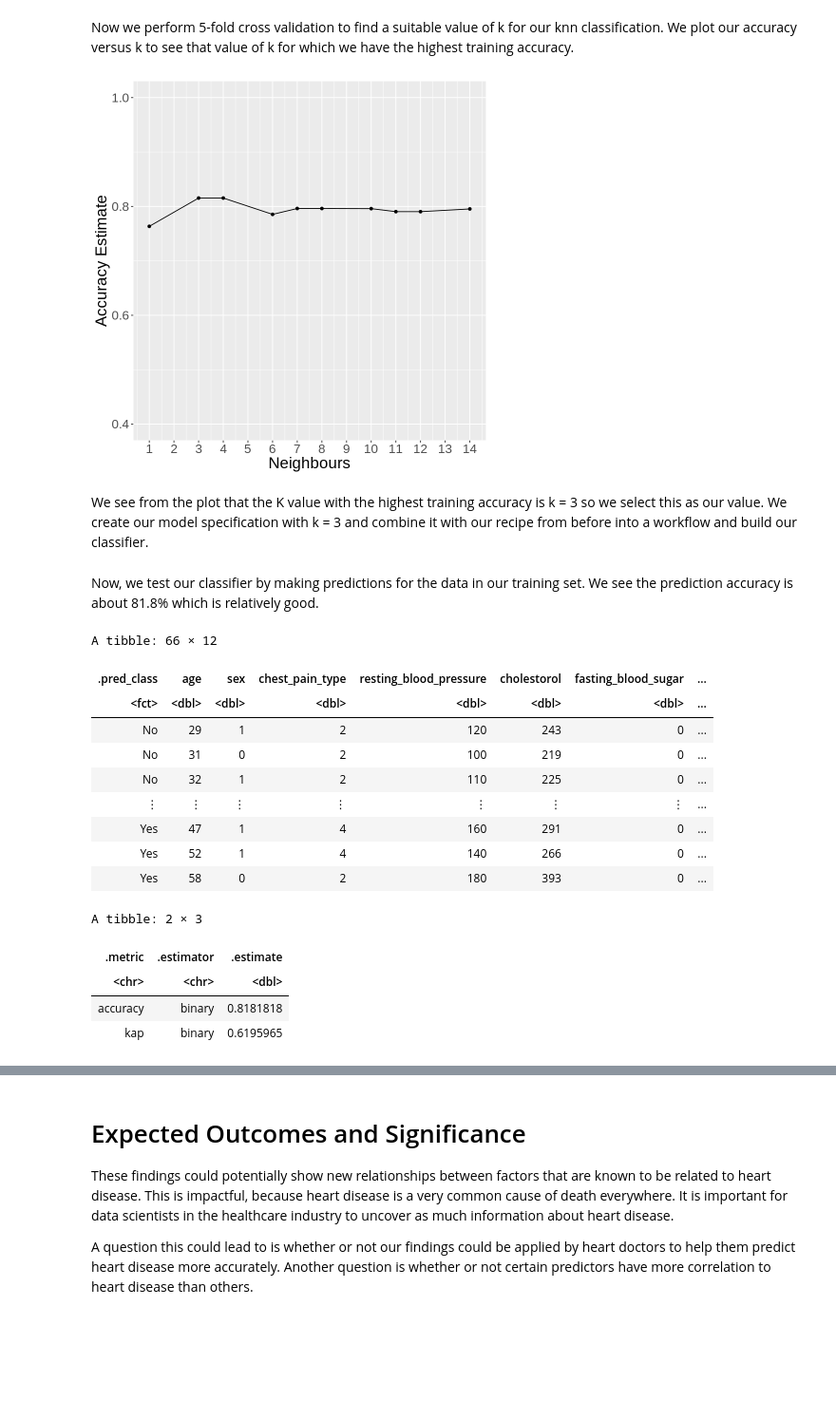
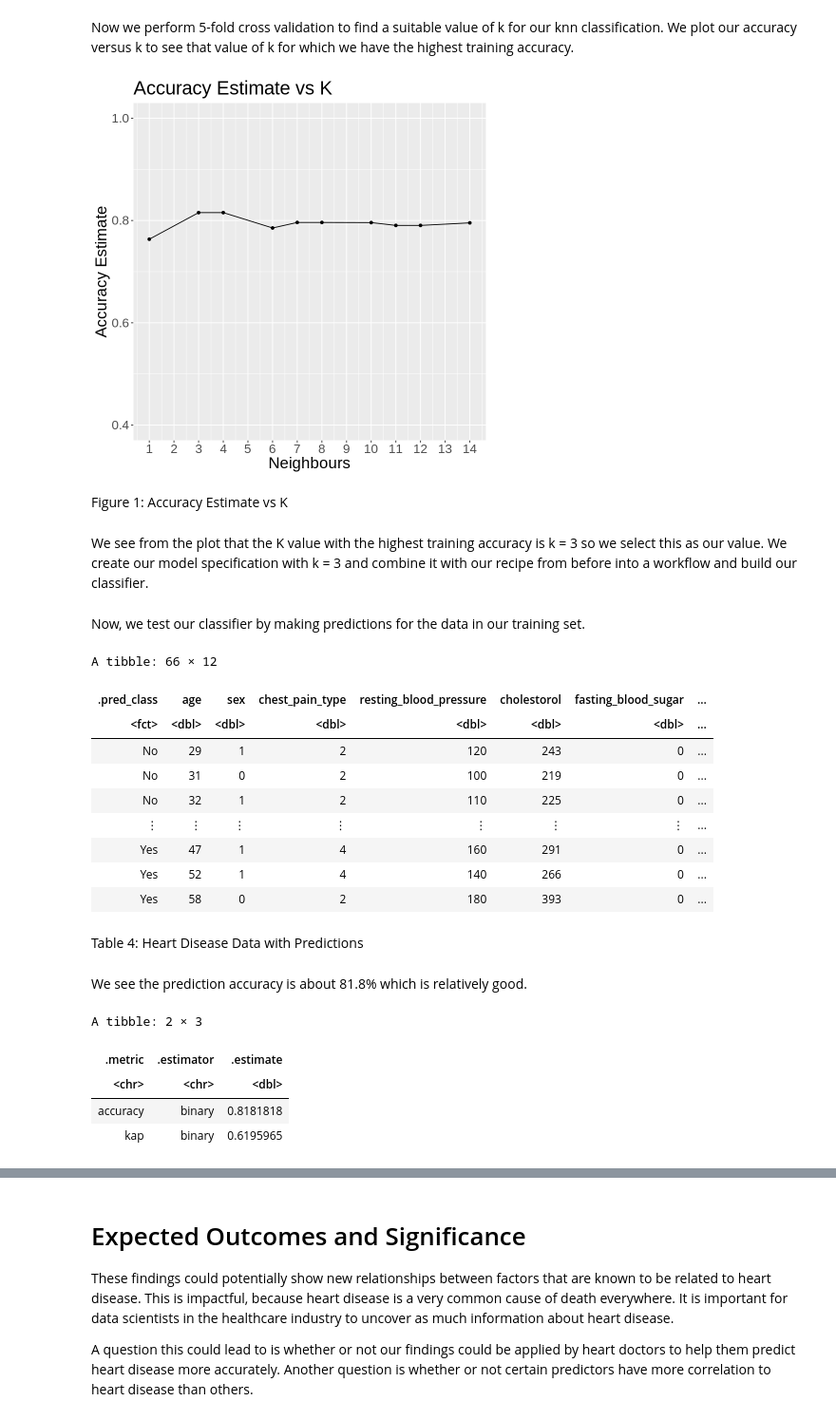
Before and after one commit to Jaspal-Basra1/DSCI100Project, a Jupyter notebook: project.ipynb, the cells around one changed output, grey strips where cells are left out. Shown at 95% size. Drawn from its saved outputs; the diff is of its cells as text; code cells hidden in the pictures; blank space fills up the shorter version.

```diff
--- a/project.ipynb
+++ b/project.ipynb
@@ -55,7 +55,7 @@ heart_disease_data <- rename(heart_disease_data,
        restecg = X7,
        max_heart_rate = X8,
        exercise_induced_angina = X9,
-       oldpeak = X10,
+       ST_depression = X10,
        slope = X11,
        ca = X12,
        thal = X13,
@@ -78,4 +78,5 @@ heart_disease_data <- heart_disease_data |>
 
 # Filter out observations with missing data
 heart_disease_data <- heart_disease_data |>
-   filter(resting_blood_pressure != '?', cholestorol != '?', fasting_blood_sugar != '?', restecg != '?', max_heart_rate != '?', exercise_induced_angina != '?', oldpeak != '?')
+   filter(resting_blood_pressure != '?', cholestorol != '?', fasting_blood_sugar != '?', restecg != '?', max_heart_rate != '?', exercise_induced_angina != '?', ST_depression != '?')
+heart_disease_data
@@ -89,7 +103,7 @@ heart_disease_data$fasting_blood_sugar <- as.numeric(heart_disease_data$fasting_
 heart_disease_data$restecg <- as.numeric(heart_disease_data$restecg)
 heart_disease_data$max_heart_rate <- as.numeric(heart_disease_data$max_heart_rate)
 heart_disease_data$exercise_induced_angina <- as.numeric(heart_disease_data$exercise_induced_angina)
-heart_disease_data$oldpeak <- as.numeric(heart_disease_data$oldpeak)
+heart_disease_data$ST_depression <- as.numeric(heart_disease_data$ST_depression)
 heart_disease_data$has_heart_disease <- as.factor(heart_disease_data$has_heart_disease)
 
 # Convert heart disease labels from numbers to words
@@ -155,31 +171,34 @@ Now we perform 5-fold cross validation to find a suitable value of k for our knn
 # %%
 # Cross Validation
 heart_vfold <- vfold_cv(heart_disease_training_plot_data, v = 5, strata = has_heart_disease)
 
 knn_tune <- nearest_neighbor(weight_func = "rectangular", neighbors = tune()) |>
       set_engine("kknn") |>
       set_mode("classification")
 
 knn_results <- workflow() |>
       add_recipe(heart_disease_recipe) |>
       add_model(knn_tune) |>
       tune_grid(resamples = heart_vfold, grid = 10) |>
       collect_metrics()
 
 accuracies <- knn_results |>
       filter(.metric == "accuracy")
 
 accuracy_versus_k <- ggplot(accuracies, aes(x = neighbors, y = mean))+
       geom_point() +
       geom_line() +
       xlab("Neighbours") +
       ylab("Accuracy Estimate") +
+      ggtitle("Accuracy Estimate vs K") +
       scale_x_continuous(breaks = seq(0, 14, by = 1)) +
       scale_y_continuous(limits = c(0.4, 1.0)) +
       theme(text = element_text(size = 20))
 accuracy_versus_k
 # %% [output]
-[figure, old version]
+[figure, new version]
+# %% [markdown]
+Figure 1: Accuracy Estimate vs K
 # %% [markdown]
 We see from the plot that the K value with the highest training accuracy is k = 3 so we select this as our value. We create our model specification with k = 3 and combine it with our recipe from before into a workflow and build our classifier.
 # %%
@@ -196,13 +213,9 @@ heart_fit <- workflow() |>
 # %% [markdown]
-Now, we test our classifier by making predictions for the data in our training set. We see the prediction accuracy is about 81.8% which is relatively good.
+Now, we test our classifier by making predictions for the data in our training set.
 # %%
 heart_test_predictions <- predict(heart_fit , heart_disease_data_testing) |>
       bind_cols(heart_disease_data_testing)
 heart_test_predictions
-
-heart_prediction_accuracy <- heart_test_predictions |>
-        metrics(truth = has_heart_disease, estimate = .pred_class)
-heart_prediction_accuracy
 # %% [output]
 A tibble: 66 × 12
 | .pred_class | age | sex | chest_pain_type | resting_blood_pressure | cholestorol | fasting_blood_sugar | ... |
@@ -214,9 +227,18 @@ A tibble: 66 × 12
 | Yes | 47 | 1 | 4 | 160 | 291 | 0 | ... |
 | Yes | 52 | 1 | 4 | 140 | 266 | 0 | ... |
 | Yes | 58 | 0 | 2 | 180 | 393 | 0 | ... |
-A tibble: 2 × 3
-| .metric | .estimator | .estimate |
-| <chr> | <chr> | <dbl> |
-| accuracy | binary | 0.8181818 |
-| kap | binary | 0.6195965 |
+# %% [markdown]
+Table 4: Heart Disease Data with Predictions
+# %% [markdown]
+We see the prediction accuracy is about 81.8% which is relatively good.
+# %%
+heart_prediction_accuracy <- heart_test_predictions |>
+        metrics(truth = has_heart_disease, estimate = .pred_class)
+heart_prediction_accuracy
+# %% [output]
+A tibble: 2 × 3
+| .metric | .estimator | .estimate |
+| <chr> | <chr> | <dbl> |
+| accuracy | binary | 0.8181818 |
+| kap | binary | 0.6195965 |
 # %% [markdown]
```
Also changed, not shown: parts of 21 cells of this notebook.
